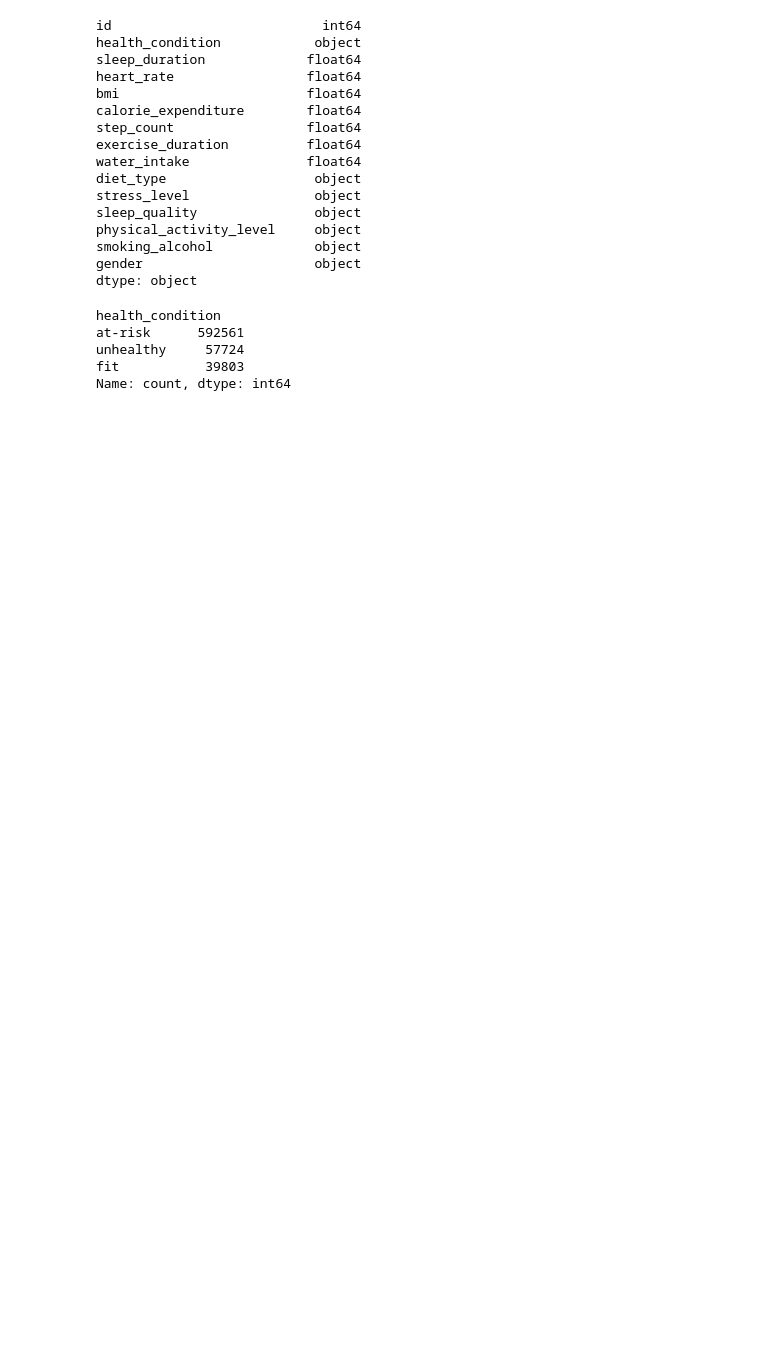
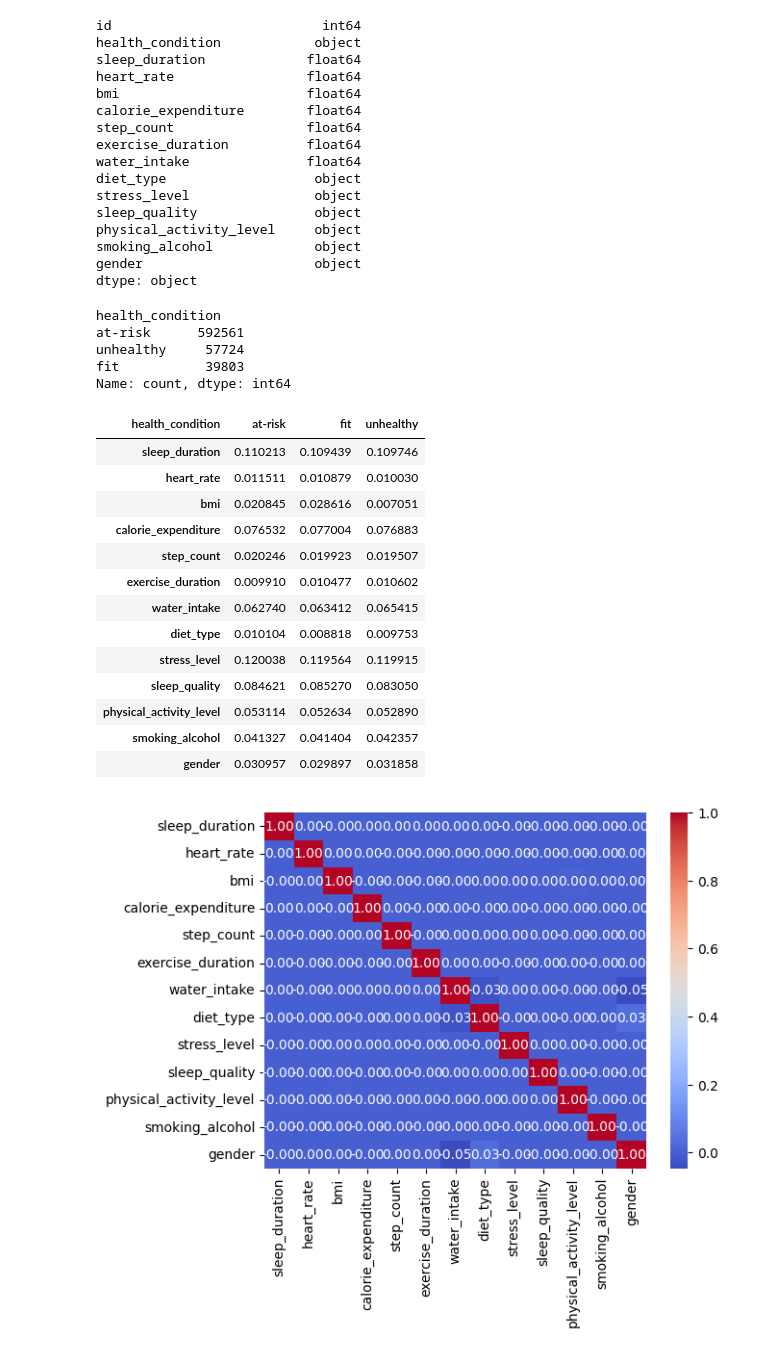
Before and after one commit to flzaccaria/kaggle, a Jupyter notebook: classification/student-health-risk/student-health-risk.ipynb, the cells around one changed output. Drawn from its saved outputs; the diff is of its cells as text; code cells hidden in the pictures; blank space fills up the shorter version.

Commit message:
Kaggle Notebook | Student Health Risk | Version 1

```diff
--- a/classification/student-health-risk/student-health-risk.ipynb
+++ b/classification/student-health-risk/student-health-risk.ipynb
@@ -78,3 +78,29 @@ at-risk      592561
 unhealthy     57724
 fit           39803
 Name: count, dtype: int64
+# %%
+# co-missingness: stessi 6901 casi?
+(train['exercise_duration'].isnull() & train['diet_type'].isnull()).sum()
+
+# matrice di correlazione della missingness
+msno = train.drop(columns=['id', 'health_condition']).isnull()
+sns.heatmap(msno.corr(), annot=True, fmt='.2f', cmap='coolwarm')
+
+# la domanda da un milione di punti: i null correlano col target?
+train.groupby('health_condition')[msno.columns].apply(lambda g: g.isnull().mean()).T
+# %% [output]
+| health_condition | at-risk | fit | unhealthy |
+| sleep_duration | 0.110213 | 0.109439 | 0.109746 |
+| heart_rate | 0.011511 | 0.010879 | 0.010030 |
+| bmi | 0.020845 | 0.028616 | 0.007051 |
+| calorie_expenditure | 0.076532 | 0.077004 | 0.076883 |
+| step_count | 0.020246 | 0.019923 | 0.019507 |
+| exercise_duration | 0.009910 | 0.010477 | 0.010602 |
+| water_intake | 0.062740 | 0.063412 | 0.065415 |
+| diet_type | 0.010104 | 0.008818 | 0.009753 |
+| stress_level | 0.120038 | 0.119564 | 0.119915 |
+| sleep_quality | 0.084621 | 0.085270 | 0.083050 |
+| physical_activity_level | 0.053114 | 0.052634 | 0.052890 |
+| smoking_alcohol | 0.041327 | 0.041404 | 0.042357 |
+| gender | 0.030957 | 0.029897 | 0.031858 |
+[figure, added]
```
